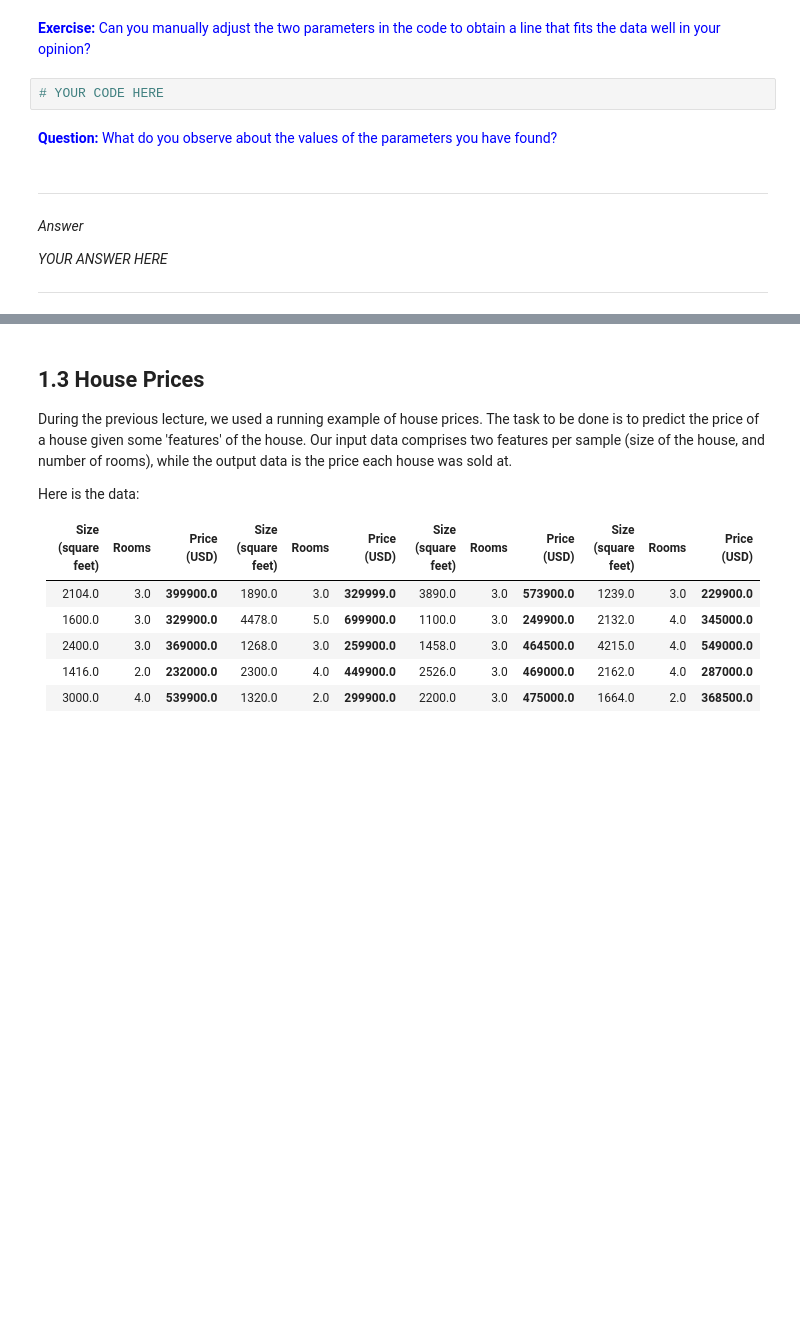
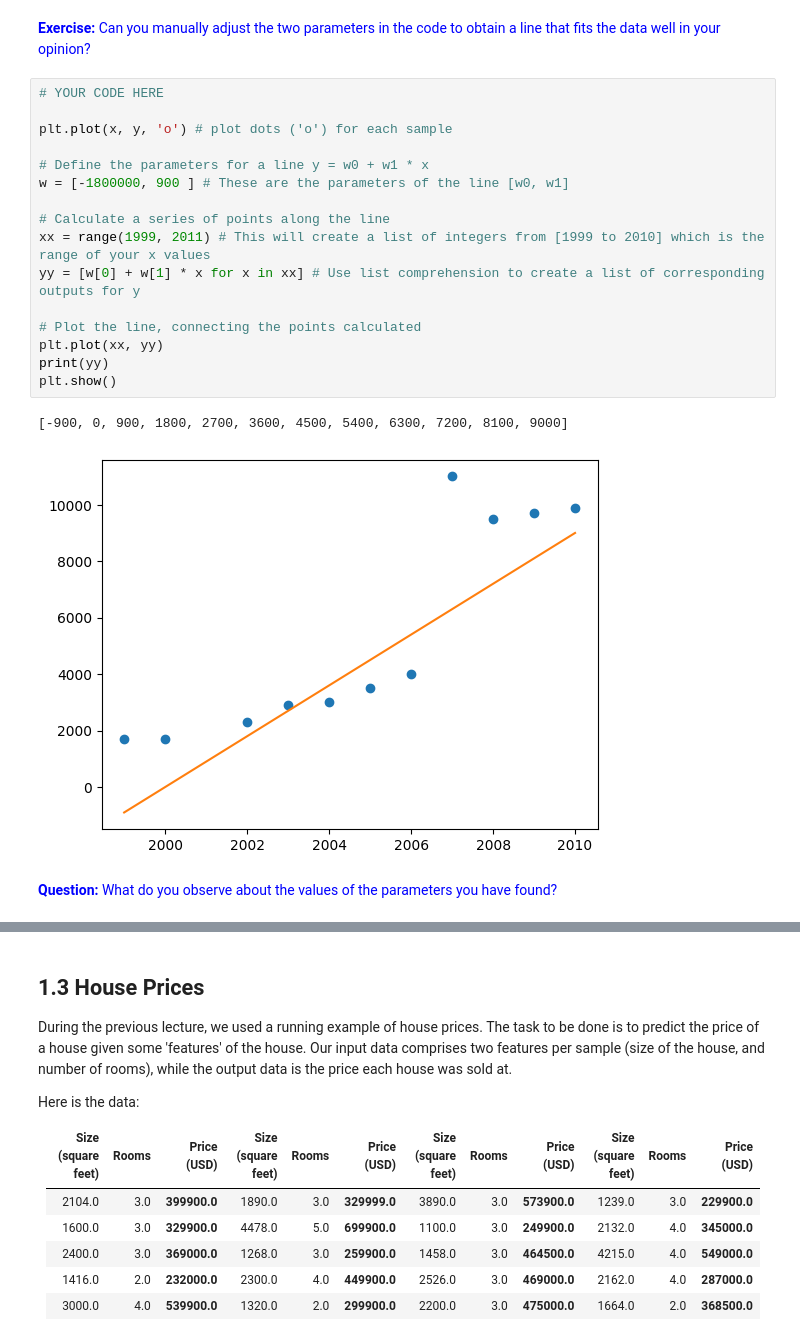
Before and after one commit to tomiock/ML2024-25, a Jupyter notebook: Session 1 - Linear Regression/P1_Linear_Regression.ipynb, the cells around one changed output, grey strips where cells are left out. Drawn from its saved outputs; the diff is of its cells as text; blank space fills up the shorter version.

```diff
--- a/Session 1 - Linear Regression/P1_Linear_Regression.ipynb
+++ b/Session 1 - Linear Regression/P1_Linear_Regression.ipynb
@@ -85,15 +91,24 @@ plt.show()
 [figure]
 # %% [markdown]
 <font color=blue>**Exercise:** Can you manually adjust the two parameters in the code to obtain a line that fits the data well in your opinion?</font>
-# %%
-# YOUR CODE HERE
+# %%
+# YOUR CODE HERE
+
+plt.plot(x, y, 'o') # plot dots ('o') for each sample
+
+# Define the parameters for a line y = w0 + w1 * x
+w = [-1800000, 900 ] # These are the parameters of the line [w0, w1]
+
+# Calculate a series of points along the line
+xx = range(1999, 2011) # This will create a list of integers from [1999 to 2010] which is the range of your x values
+yy = [w[0] + w[1] * x for x in xx] # Use list comprehension to create a list of corresponding outputs for y
+
+# Plot the line, connecting the points calculated
+plt.plot(xx, yy)
+print(yy)
+plt.show()
+# %% [output]
+[-900, 0, 900, 1800, 2700, 3600, 4500, 5400, 6300, 7200, 8100, 9000]
+[figure, added]
 # %% [markdown]
 <font color=blue>**Question:** What do you observe about the values of the parameters you have found?</font>
-# %% [markdown]
----
-
-*Answer*
-
-*YOUR ANSWER HERE*
-
----
```
Also changed, not shown: parts of 28 cells of this notebook, 1 other file.
